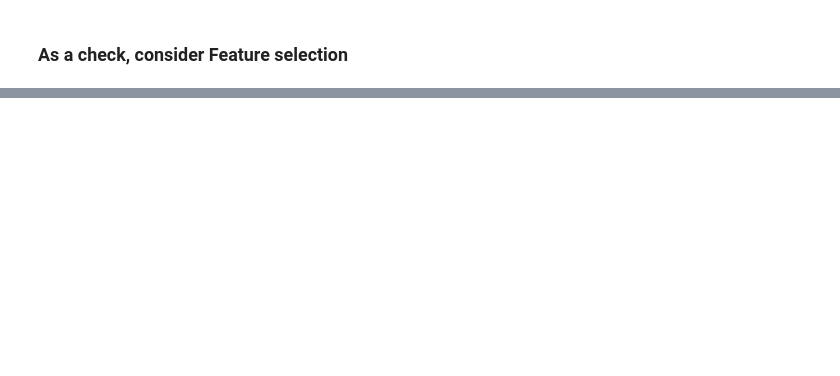
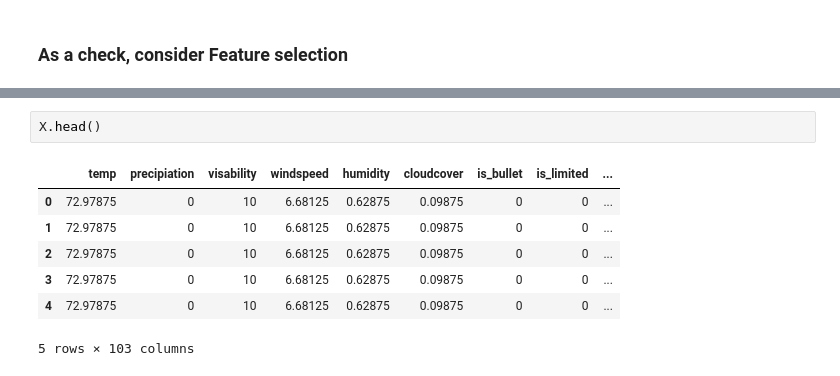
Before and after one commit to lovettbarron/caltrain-predict, a Jupyter notebook: 07focus_decision_tree.ipynb, the cells around one changed output, grey strips where cells are left out. Drawn from its saved outputs; the diff is of its cells as text; blank space fills up the shorter version.

```diff
--- a/07focus_decision_tree.ipynb
+++ b/07focus_decision_tree.ipynb
@@ -245,0 +277,10 @@ C_Choice_df.plot(x ='Log_C',y = 'cv_scores' )
+# %%
+X.head()
+# %% [output]
+|  | temp | precipiation | visability | windspeed | humidity | cloudcover | is_bullet | is_limited | ... |
+| 0 | 72.97875 | 0 | 10 | 6.68125 | 0.62875 | 0.09875 | 0 | 0 | ... |
+| 1 | 72.97875 | 0 | 10 | 6.68125 | 0.62875 | 0.09875 | 0 | 0 | ... |
+| 2 | 72.97875 | 0 | 10 | 6.68125 | 0.62875 | 0.09875 | 0 | 0 | ... |
+| 3 | 72.97875 | 0 | 10 | 6.68125 | 0.62875 | 0.09875 | 0 | 0 | ... |
+| 4 | 72.97875 | 0 | 10 | 6.68125 | 0.62875 | 0.09875 | 0 | 0 | ... |
+5 rows × 103 columns
```
Also changed, not shown: parts of 13 cells of this notebook, 1 other file.
